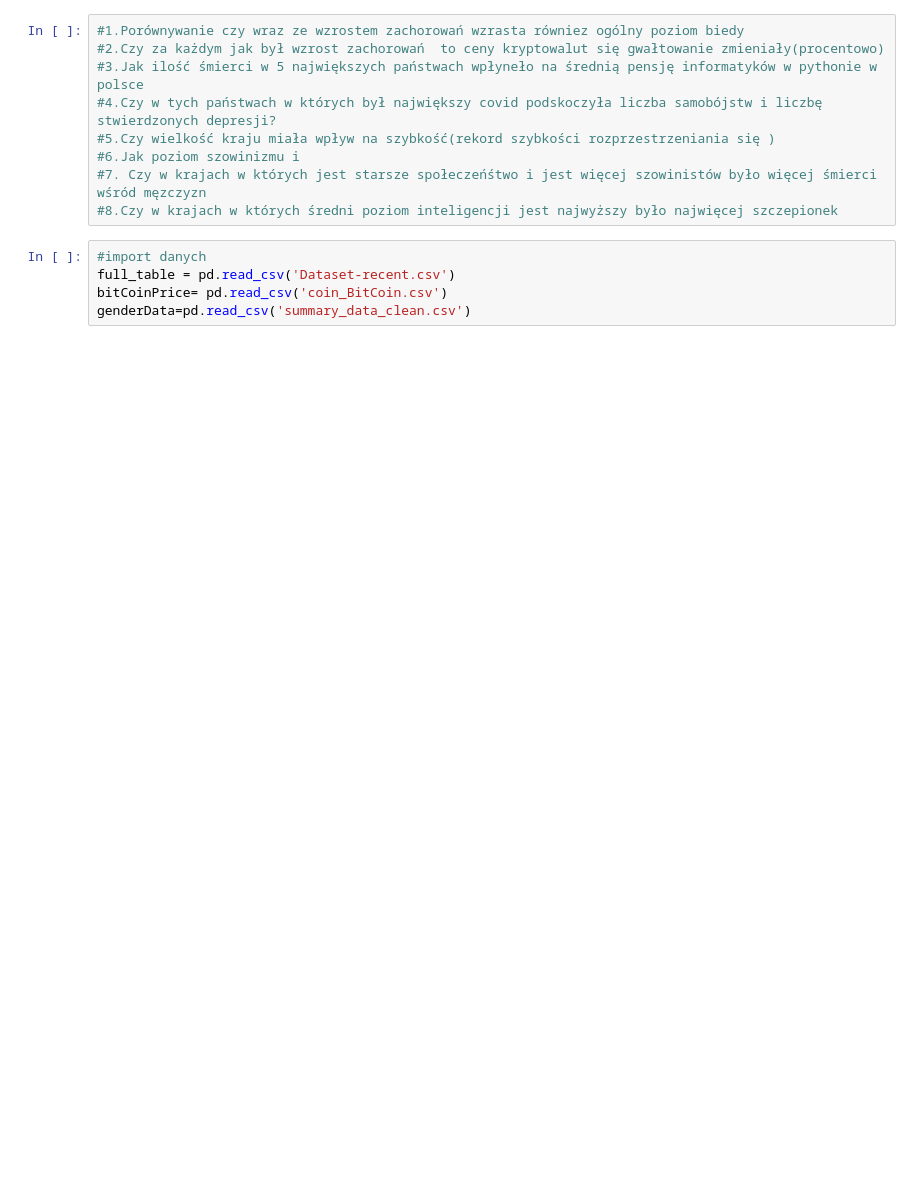
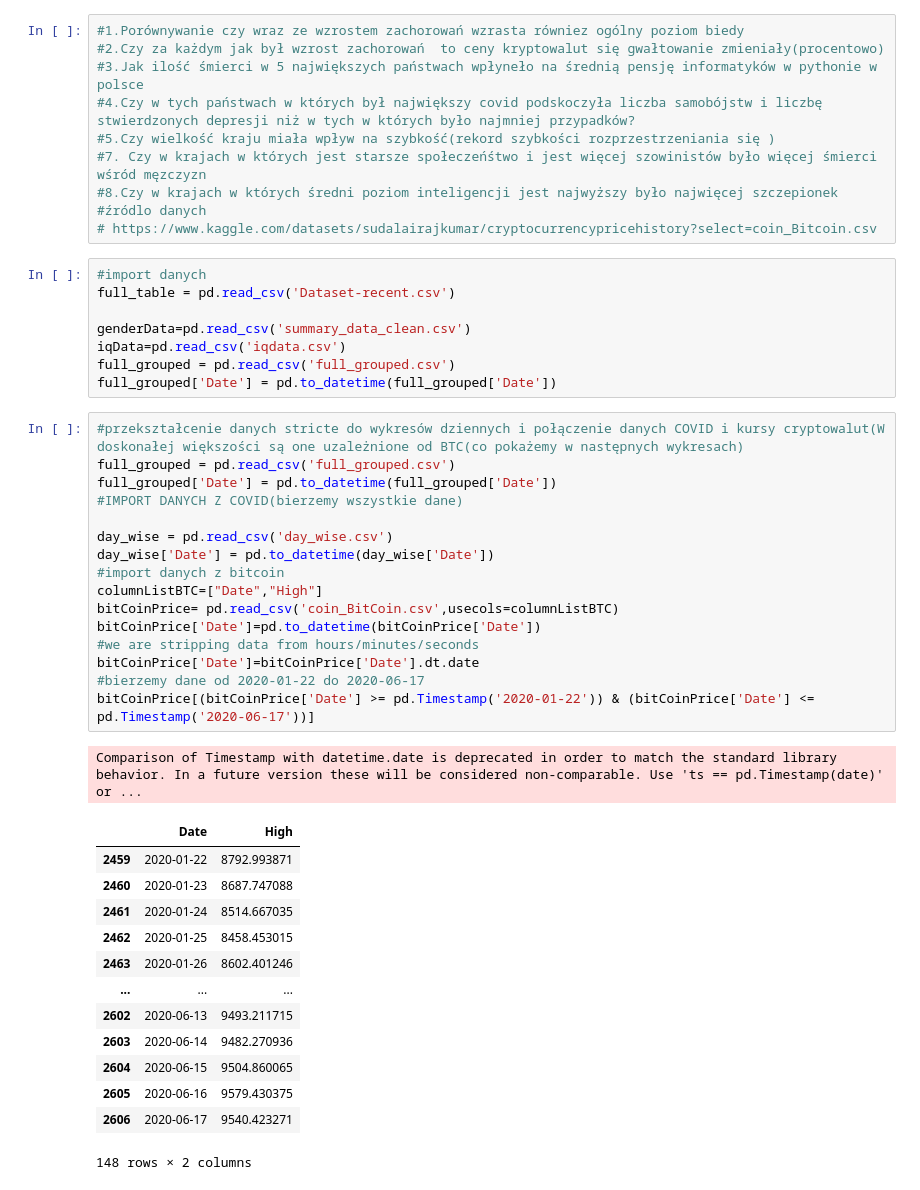
Before and after one commit to PrzemekZiemiakowski/COVID19BigData, a Jupyter notebook: covidvsworld.ipynb, the cells around one changed output. Cells and saved outputs as stored; diff of their text form; blank space fills up the shorter version.

```diff
--- a/covidvsworld.ipynb
+++ b/covidvsworld.ipynb
@@ -14,13 +17,48 @@ print("Wplyw covid na swiat")
 #1.Porównywanie czy wraz ze wzrostem zachorowań wzrasta równiez ogólny poziom biedy
 #2.Czy za każdym jak był wzrost zachorowań  to ceny kryptowalut się gwałtowanie zmieniały(procentowo)
 #3.Jak ilość śmierci w 5 największych państwach wpłyneło na średnią pensję informatyków w pythonie w polsce
-#4.Czy w tych państwach w których był największy covid podskoczyła liczba samobójstw i liczbę stwierdzonych depresji?
+#4.Czy w tych państwach w których był największy covid podskoczyła liczba samobójstw i liczbę stwierdzonych depresji niż w tych w których było najmniej przypadków?
 #5.Czy wielkość kraju miała wpływ na szybkość(rekord szybkości rozprzestrzeniania się )
-#6.Jak poziom szowinizmu i
 #7. Czy w krajach w których jest starsze społeczeńśtwo i jest więcej szowinistów było więcej śmierci wśród męzczyzn
 #8.Czy w krajach w których średni poziom inteligencji jest najwyższy było najwięcej szczepionek
+#źródlo danych
+# https://www.kaggle.com/datasets/sudalairajkumar/cryptocurrencypricehistory?select=coin_Bitcoin.csv
 # %%
 #import danych
 full_table = pd.read_csv('Dataset-recent.csv')
-bitCoinPrice= pd.read_csv('coin_BitCoin.csv')
+
 genderData=pd.read_csv('summary_data_clean.csv')
+iqData=pd.read_csv('iqdata.csv')
+full_grouped = pd.read_csv('full_grouped.csv')
+full_grouped['Date'] = pd.to_datetime(full_grouped['Date'])
+# %%
+#przekształcenie danych stricte do wykresów dziennych i połączenie danych COVID i kursy cryptowalut(W doskonałej większości są one uzależnione od BTC(co pokażemy w następnych wykresach)
+full_grouped = pd.read_csv('full_grouped.csv')
+full_grouped['Date'] = pd.to_datetime(full_grouped['Date'])
+#IMPORT DANYCH Z COVID(bierzemy wszystkie dane)
+
+day_wise = pd.read_csv('day_wise.csv')
+day_wise['Date'] = pd.to_datetime(day_wise['Date'])
+#import danych z bitcoin
+columnListBTC=["Date","High"]
+bitCoinPrice= pd.read_csv('coin_BitCoin.csv',usecols=columnListBTC)
+bitCoinPrice['Date']=pd.to_datetime(bitCoinPrice['Date'])
+#we are stripping data from hours/minutes/seconds
+bitCoinPrice['Date']=bitCoinPrice['Date'].dt.date
+#bierzemy dane od 2020-01-22 do 2020-06-17
+bitCoinPrice[(bitCoinPrice['Date'] >= pd.Timestamp('2020-01-22')) & (bitCoinPrice['Date'] <= pd.Timestamp('2020-06-17'))]
+# %% [output]
+Comparison of Timestamp with datetime.date is deprecated in order to match the standard library behavior. In a future version these will be considered non-comparable. Use 'ts == pd.Timestamp(date)' or ...
+|  | Date | High |
+| 2459 | 2020-01-22 | 8792.993871 |
+| 2460 | 2020-01-23 | 8687.747088 |
+| 2461 | 2020-01-24 | 8514.667035 |
+| 2462 | 2020-01-25 | 8458.453015 |
+| 2463 | 2020-01-26 | 8602.401246 |
+| ... | ... | ... |
+| 2602 | 2020-06-13 | 9493.211715 |
+| 2603 | 2020-06-14 | 9482.270936 |
+| 2604 | 2020-06-15 | 9504.860065 |
+| 2605 | 2020-06-16 | 9579.430375 |
+| 2606 | 2020-06-17 | 9540.423271 |
+148 rows × 2 columns
```
Also changed, not shown: parts of 5 cells of this notebook, 4 other files.
